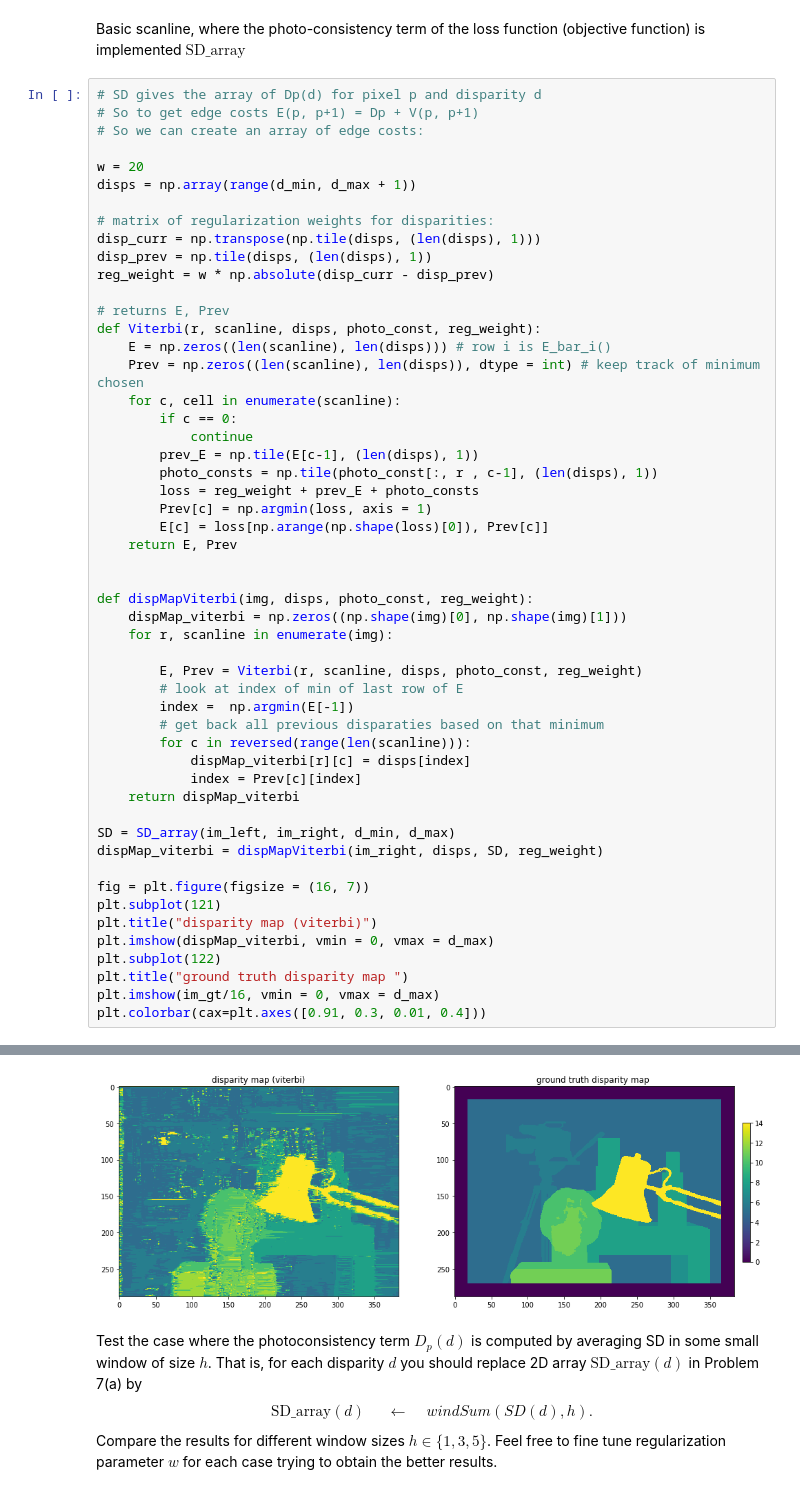
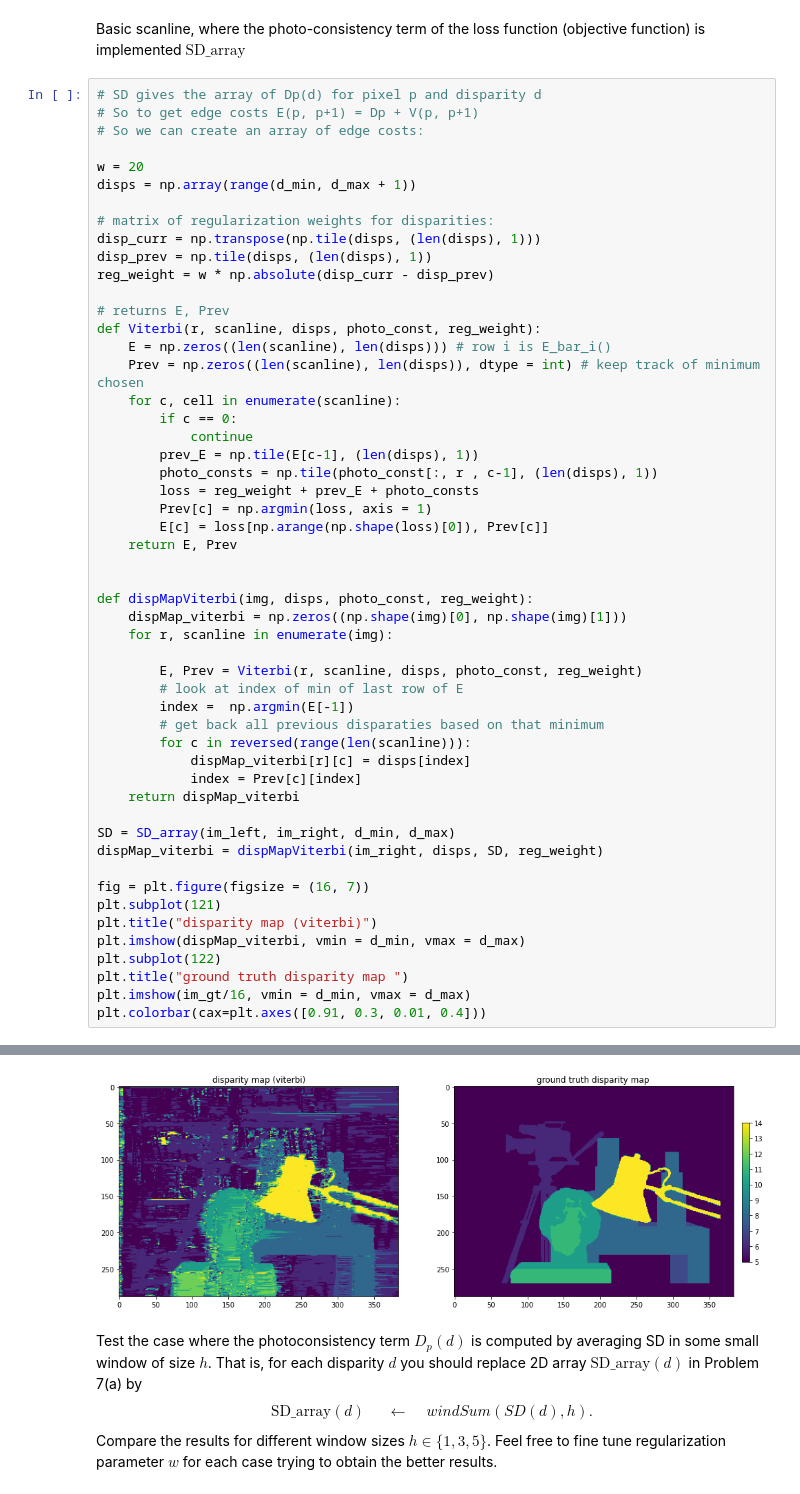
Before and after one commit to sonybean20/stereo, a Jupyter notebook: report.ipynb, the cells around one changed output, grey strips where cells are left out. Drawn from its saved outputs; the diff is of its cells as text.

Commit message:
Fix scaling for dmin and dmax, reran all cells, need to refactor and implement graphcuts

```diff
--- a/report.ipynb
+++ b/report.ipynb
@@ -256,36 +268,36 @@ def Viterbi(r, scanline, disps, photo_const, reg_weight):
         loss = reg_weight + prev_E + photo_consts
         Prev[c] = np.argmin(loss, axis = 1)
         E[c] = loss[np.arange(np.shape(loss)[0]), Prev[c]]
     return E, Prev
 
 
 def dispMapViterbi(img, disps, photo_const, reg_weight):
     dispMap_viterbi = np.zeros((np.shape(img)[0], np.shape(img)[1]))
     for r, scanline in enumerate(img):
 
         E, Prev = Viterbi(r, scanline, disps, photo_const, reg_weight)
         # look at index of min of last row of E
         index =  np.argmin(E[-1])
         # get back all previous disparaties based on that minimum
         for c in reversed(range(len(scanline))):
             dispMap_viterbi[r][c] = disps[index]
             index = Prev[c][index]
     return dispMap_viterbi
 
 SD = SD_array(im_left, im_right, d_min, d_max)
 dispMap_viterbi = dispMapViterbi(im_right, disps, SD, reg_weight)
 
 fig = plt.figure(figsize = (16, 7))
 plt.subplot(121)
 plt.title("disparity map (viterbi)")
-plt.imshow(dispMap_viterbi, vmin = 0, vmax = d_max)
+plt.imshow(dispMap_viterbi, vmin = d_min, vmax = d_max)
 plt.subplot(122)
 plt.title("ground truth disparity map ")
-plt.imshow(im_gt/16, vmin = 0, vmax = d_max)
+plt.imshow(im_gt/16, vmin = d_min, vmax = d_max)
 plt.colorbar(cax=plt.axes([0.91, 0.3, 0.01, 0.4]))
 # %% [output]
 <matplotlib.colorbar.Colorbar at 0x...>
-[figure, old version]
+[figure, new version]
 # %% [markdown]
 Test the case where the photoconsistency term $D_p(d)$ is computed by averaging SD in some small window of size $h$. That is, for each disparity $d$ you should replace 2D array $\text{SD_array}(d)$ in Problem 7(a) by $$\text{SD_array}(d)   \;\;\;\;\;\longleftarrow\;\;\;\;  windSum(SD(d),h).$$ Compare the results for different window sizes $h\in\{1,3,5\}$. Feel free to fine tune regularization parameter $w$ for each case trying to obtain the better results.
 # %%
```
Also changed, not shown: parts of 4 cells of this notebook.
